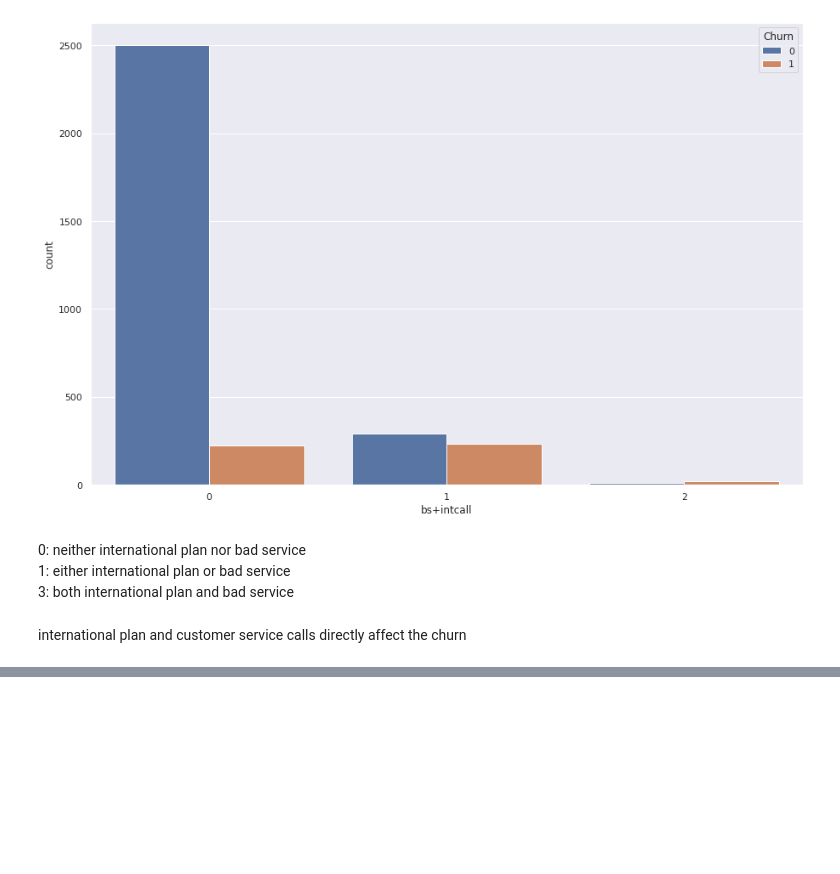
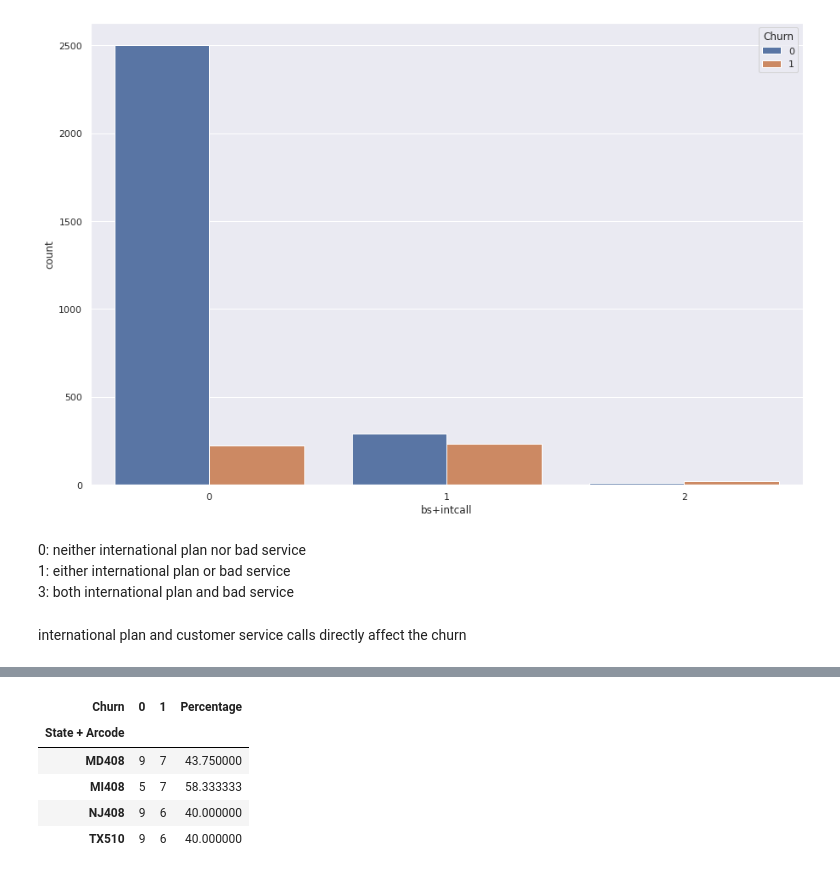
Before and after one commit to martydom/why-do-customer-churn, a Jupyter notebook: Devashish_Bose_Team_1_Capstone_Project.ipynb, the cells around one changed output, grey strips where cells are left out. Saved outputs shown, nothing was run; the diff lists cells and outputs as text; code cells hidden in the pictures; blank space fills up the shorter version.

```diff
--- a/Devashish_Bose_Team_1_Capstone_Project.ipynb
+++ b/Devashish_Bose_Team_1_Capstone_Project.ipynb
@@ -587,0 +625,9 @@ international plan and customer service calls directly affect the churn
+# %%
+state_arcode_data[state_arcode_data["Percentage"]>=40]
+# %% [output]
+| Churn | 0 | 1 | Percentage |
+| State + Arcode |  |  |  |
+| MD408 | 9 | 7 | 43.750000 |
+| MI408 | 5 | 7 | 58.333333 |
+| NJ408 | 9 | 6 | 40.000000 |
+| TX510 | 9 | 6 | 40.000000 |
```
Also changed, not shown: parts of 6 cells of this notebook.
